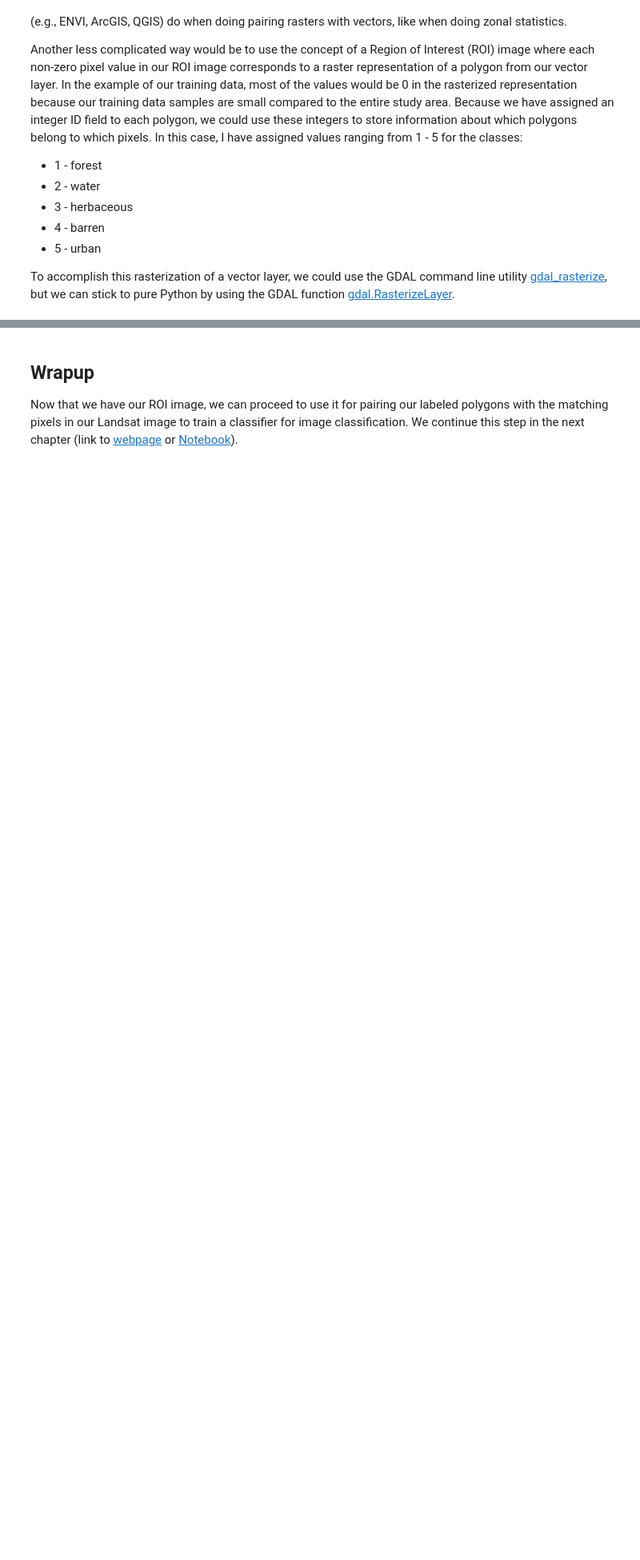
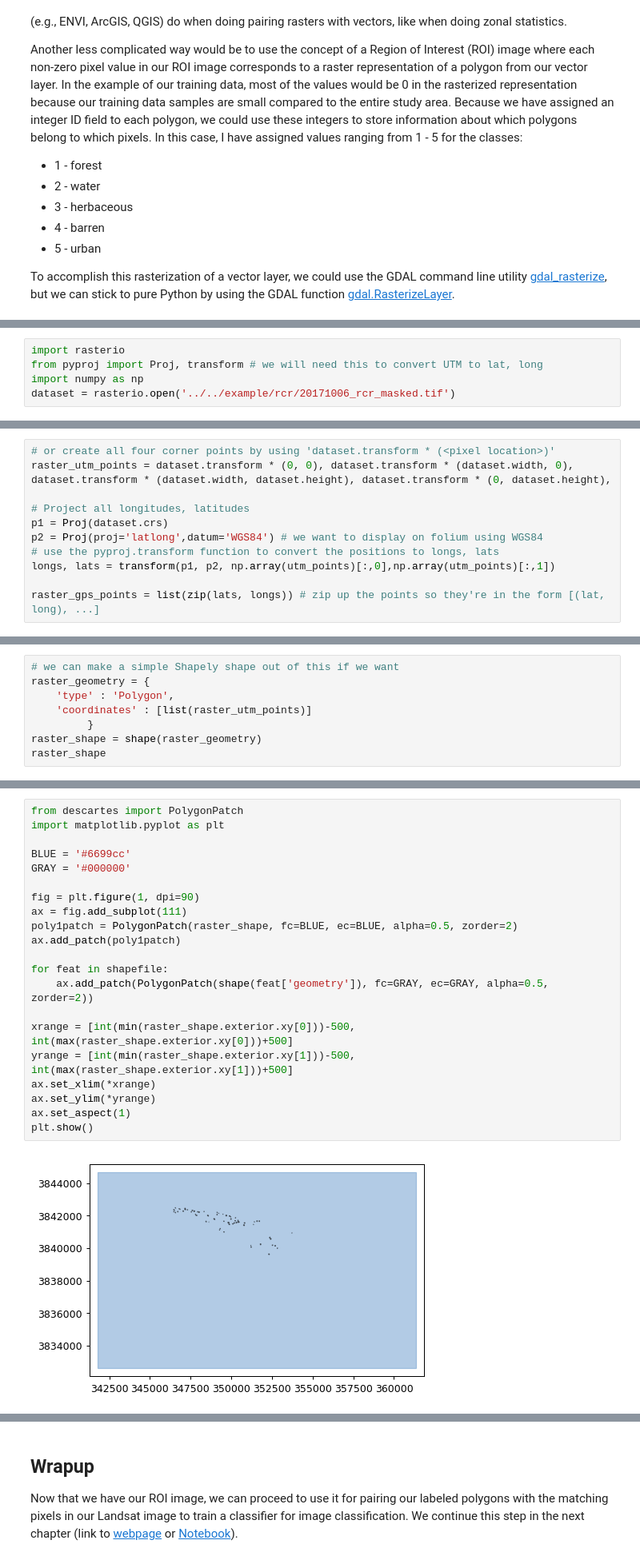
Before and after one commit to ceholden/open-geo-tutorial, a Jupyter notebook: Python/chapters/chapter_4_vector.ipynb, the cells around one changed output, grey strips where cells are left out. Shown at 80% size. Drawn from its saved outputs; the diff is of its cells as text; blank space fills up the shorter version.

```diff
--- a/Python/chapters/chapter_4_vector.ipynb
+++ b/Python/chapters/chapter_4_vector.ipynb
@@ -288,0 +286,5 @@ Class 5 contains 97 pixels
+# %%
+import rasterio
+from pyproj import Proj, transform # we will need this to convert UTM to lat, long
+import numpy as np
+dataset = rasterio.open('../../example/rcr/20171006_rcr_masked.tif')
@@ -288,0 +302,11 @@ Class 5 contains 97 pixels
+# %%
+# or create all four corner points by using 'dataset.transform * (<pixel location>)'
+raster_utm_points = dataset.transform * (0, 0), dataset.transform * (dataset.width, 0), dataset.transform * (dataset.width, dataset.height), dataset.transform * (0, dataset.height),
+
+# Project all longitudes, latitudes
+p1 = Proj(dataset.crs)
+p2 = Proj(proj='latlong',datum='WGS84') # we want to display on folium using WGS84
+# use the pyproj.transform function to convert the positions to longs, lats
+longs, lats = transform(p1, p2, np.array(utm_points)[:,0],np.array(utm_points)[:,1])
+
+raster_gps_points = list(zip(lats, longs)) # zip up the points so they're in the form [(lat, long), ...]
@@ -288,0 +321,8 @@ Class 5 contains 97 pixels
+# %%
+# we can make a simple Shapely shape out of this if we want
+raster_geometry = {
+    'type' : 'Polygon',
+    'coordinates' : [list(raster_utm_points)]
+         }
+raster_shape = shape(raster_geometry)
+raster_shape
@@ -288,0 +333,23 @@ Class 5 contains 97 pixels
+# %%
+from descartes import PolygonPatch
+import matplotlib.pyplot as plt
+
+BLUE = '#6699cc'
+GRAY = '#000000'
+
+fig = plt.figure(1, dpi=90)
+ax = fig.add_subplot(111)
+poly1patch = PolygonPatch(raster_shape, fc=BLUE, ec=BLUE, alpha=0.5, zorder=2)
+ax.add_patch(poly1patch)
+
+for feat in shapefile:
+    ax.add_patch(PolygonPatch(shape(feat['geometry']), fc=GRAY, ec=GRAY, alpha=0.5, zorder=2))
+
+xrange = [int(min(raster_shape.exterior.xy[0]))-500, int(max(raster_shape.exterior.xy[0]))+500]
+yrange = [int(min(raster_shape.exterior.xy[1]))-500, int(max(raster_shape.exterior.xy[1]))+500]
+ax.set_xlim(*xrange)
+ax.set_ylim(*yrange)
+ax.set_aspect(1)
+plt.show()
+# %% [output]
+[figure, added]
```
Also changed, not shown: parts of 50 cells of this notebook, 10 other files.
